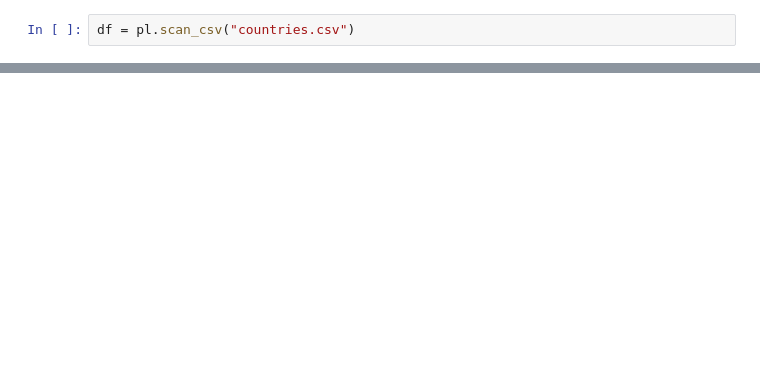
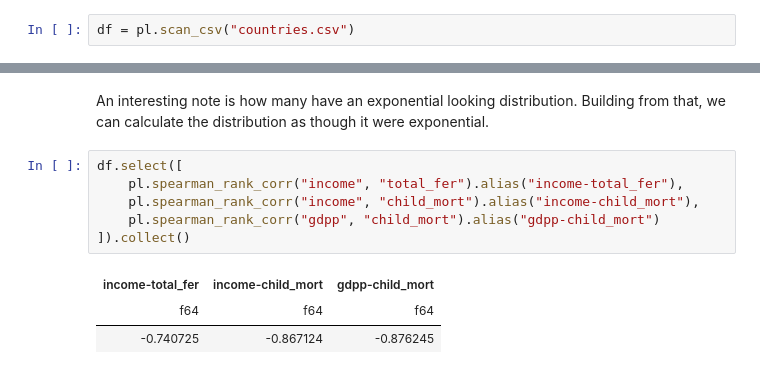
Before and after one commit to ikollipara/Data-Science, a Jupyter notebook: UN Problem/un_2.ipynb, the cells around one changed output, grey strips where cells are left out. Drawn from its saved outputs; the diff is of its cells as text; blank space fills up the shorter version.

```diff
--- a/UN Problem/un_2.ipynb
+++ b/UN Problem/un_2.ipynb
@@ -44,0 +57,12 @@ sb.pairplot(df.select(pl.col(["income", "gdpp", "total_fer", "child_mort", "impo
+# %% [markdown]
+An interesting note is how many have an exponential looking distribution. Building from that, we can calculate the distribution as though it were exponential.
+# %%
+df.select([
+    pl.spearman_rank_corr("income", "total_fer").alias("income-total_fer"),
+    pl.spearman_rank_corr("income", "child_mort").alias("income-child_mort"),
+    pl.spearman_rank_corr("gdpp", "child_mort").alias("gdpp-child_mort")
+]).collect()
+# %% [output]
+| income-total_fer | income-child_mort | gdpp-child_mort |
+| f64 | f64 | f64 |
+| -0.740725 | -0.867124 | -0.876245 |
```
Also changed, not shown: parts of 21 cells of this notebook.
